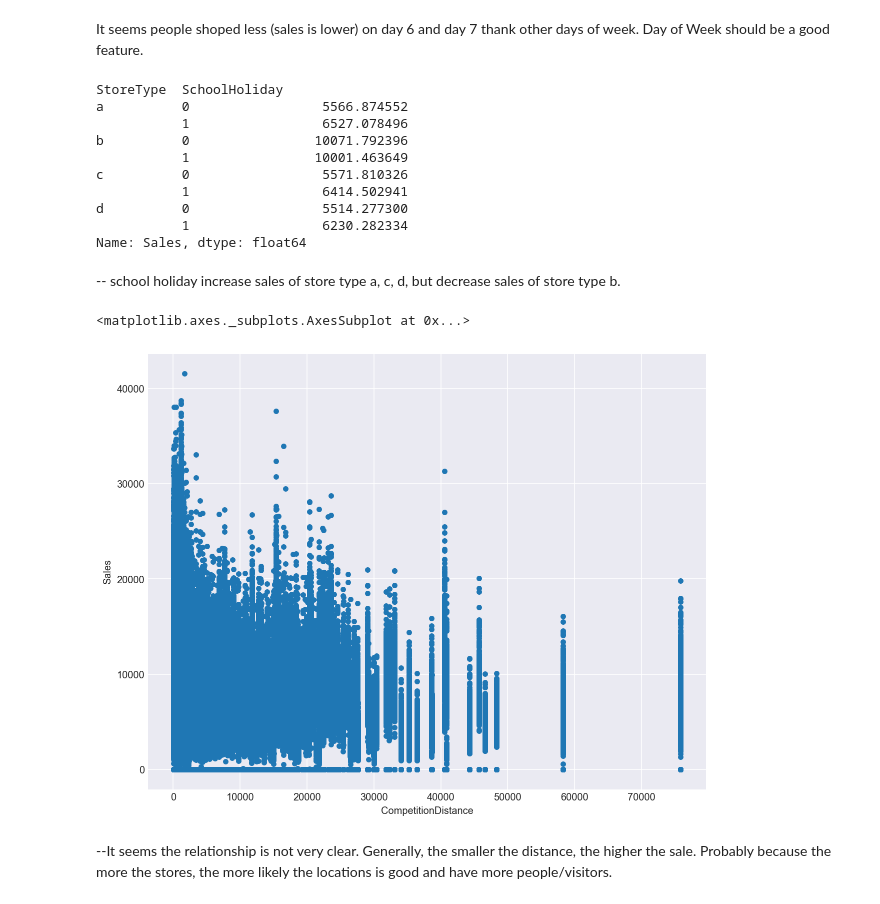
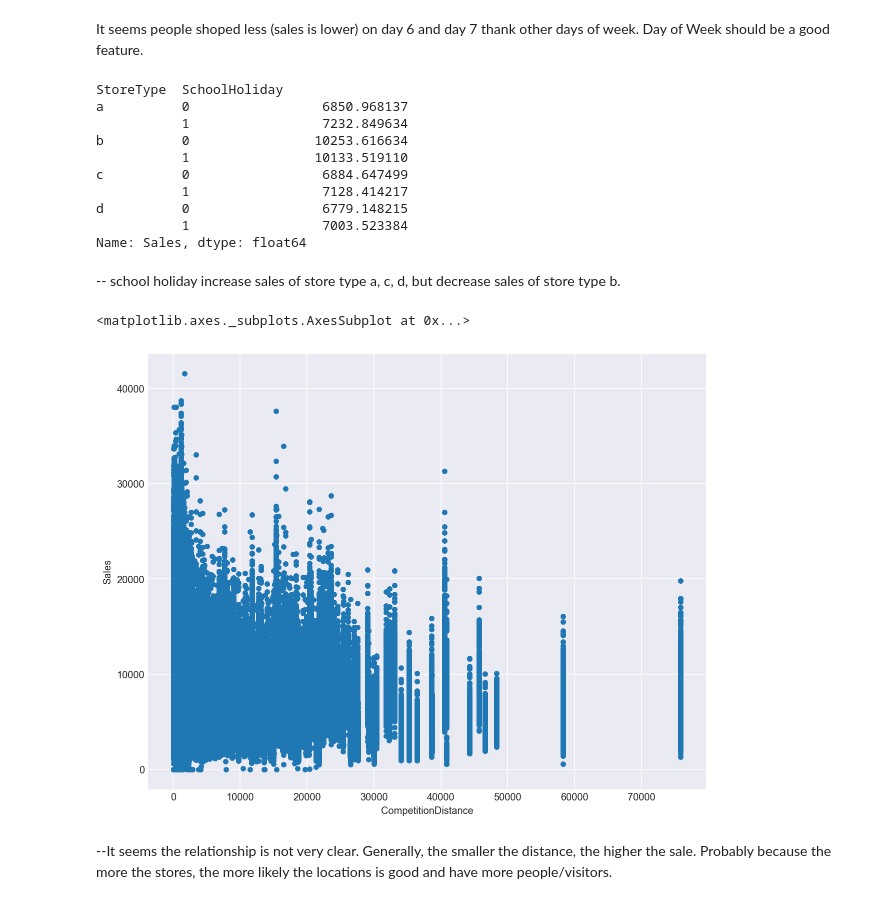
Before and after one commit to sososummer88/Rossmann-Store-Sale---Kaggle-Competition, a Jupyter notebook: Capstone Project - Fang Hong.ipynb, the cells around one changed output. Cells and saved outputs as stored; diff of their text form; code cells hidden in the pictures.

```diff
--- a/Capstone Project - Fang Hong.ipynb
+++ b/Capstone Project - Fang Hong.ipynb
@@ -169,2 +154,5 @@ sns.barplot(data=train_store, x='StoreType', y='Sales', ci=None)
 # %% [markdown]
 -- Store type b has the highest mean sales. Thus, StoreType mighe be a good figure to predict sales.
+# %%
+train_store_open=train_store[train_store.Open==1]
+train_store_open.head(3)
@@ -218,26 +226,26 @@ examine2=train_store.groupby(['StoreType', 'DayOfWeek']).Sales.mean()
 It seems people shoped less (sales is lower) on day 6 and day 7 thank other days of week. Day of Week should be a good feature.
 # %%
 # Examine whether the SchoolHoliday (school closed during this holiday) affects sales
-train_store.groupby(['StoreType', 'SchoolHoliday']).Sales.mean()
+train_store_open.groupby(['StoreType', 'SchoolHoliday']).Sales.mean()
 # %% [output]
 StoreType  SchoolHoliday
-a          0                 5566.874552
-           1                 6527.078496
-b          0                10071.792396
-           1                10001.463649
-c          0                 5571.810326
-           1                 6414.502941
-d          0                 5514.277300
-           1                 6230.282334
+a          0                 6850.968137
+           1                 7232.849634
+b          0                10253.616634
+           1                10133.519110
+c          0                 6884.647499
+           1                 7128.414217
+d          0                 6779.148215
+           1                 7003.523384
 Name: Sales, dtype: float64
 # %% [markdown]
 -- school holiday increase sales of store type a, c, d, but decrease sales of store type b.
 # %%
 # Examine the association between sales and CompetitionDistance
-train_store.plot.scatter(x='CompetitionDistance', y='Sales', legend=True, figsize=(10, 8))
+train_store_open.plot.scatter(x='CompetitionDistance', y='Sales', legend=True, figsize=(10, 8))
 # %% [output]
 <matplotlib.axes._subplots.AxesSubplot at 0x...>
-[figure, old version]
+[figure, new version]
 # %% [markdown]
 --It seems the relationship is not very clear. Generally, the smaller the distance, the higher the sale. Probably because the more the stores, the more likely the locations is good and have more people/visitors.
 # %%
```
Also changed, not shown: parts of 134 cells of this notebook.
